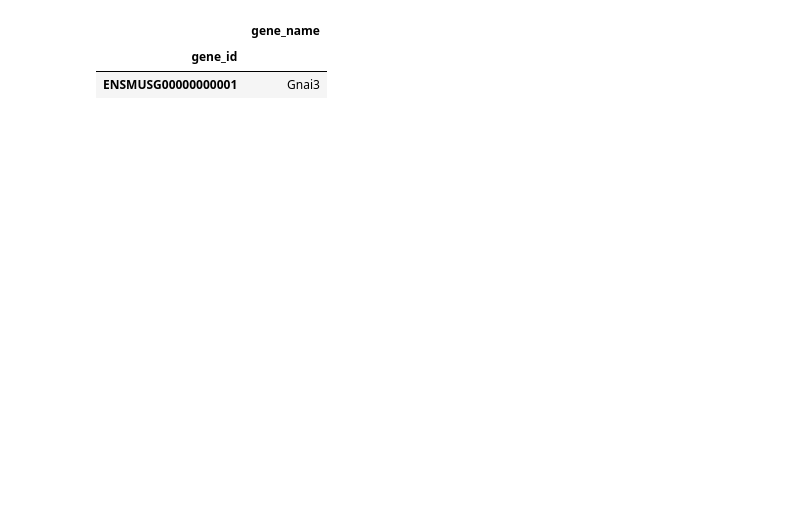
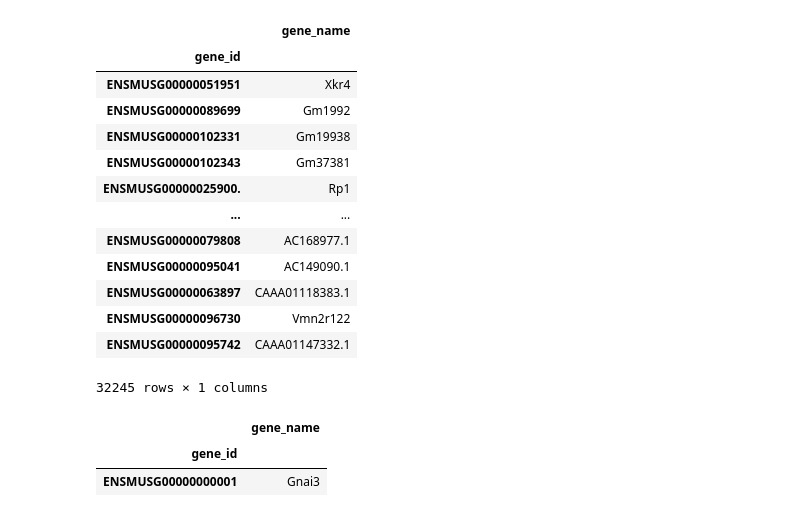
Before and after one commit to pachterlab/monod_examples, a Jupyter notebook: manuscript_computation/gg230313_lit_comparison.ipynb, the cells around one changed output. Drawn from its saved outputs; the diff is of its cells as text; code cells hidden in the pictures; blank space fills up the shorter version.

```diff
--- a/manuscript_computation/gg230313_lit_comparison.ipynb
+++ b/manuscript_computation/gg230313_lit_comparison.ipynb
@@ -12,6 +12,23 @@ gene_ref.columns = ['gene_id','gene_name']
 gene_ref['gene_id'] = gene_ref['gene_id'].str[:-2]
 gene_ref.set_index('gene_id',inplace=True)
 gene_ref = gene_ref.drop_duplicates()
+# %%
+gene_ref
+# %% [output]
+|  | gene_name |
+| gene_id |  |
+| ENSMUSG00000051951 | Xkr4 |
+| ENSMUSG00000089699 | Gm1992 |
+| ENSMUSG00000102331 | Gm19938 |
+| ENSMUSG00000102343 | Gm37381 |
+| ENSMUSG00000025900. | Rp1 |
+| ... | ... |
+| ENSMUSG00000079808 | AC168977.1 |
+| ENSMUSG00000095041 | AC149090.1 |
+| ENSMUSG00000063897 | CAAA01118383.1 |
+| ENSMUSG00000096730 | Vmn2r122 |
+| ENSMUSG00000095742 | CAAA01147332.1 |
+32245 rows × 1 columns
 # %%
 gene_ref[gene_ref['gene_name']=='Gnai3']
 # %% [output]
```
Also changed, not shown: parts of 12 cells of this notebook, 4 other files.
